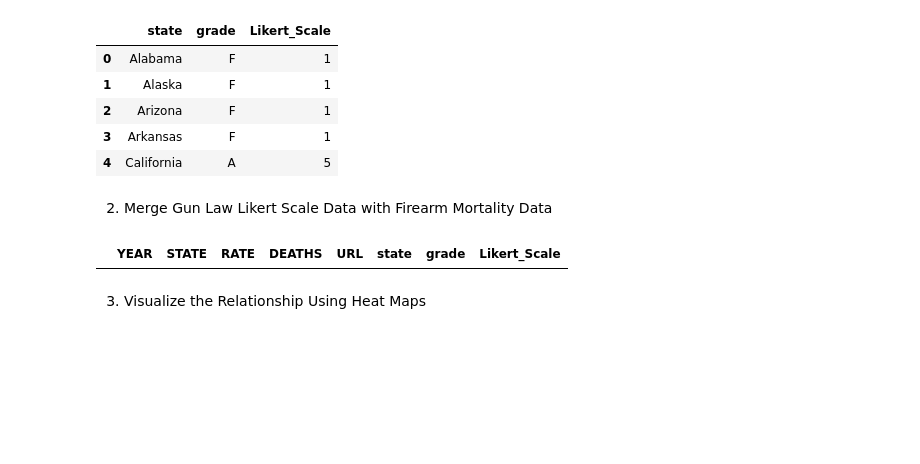
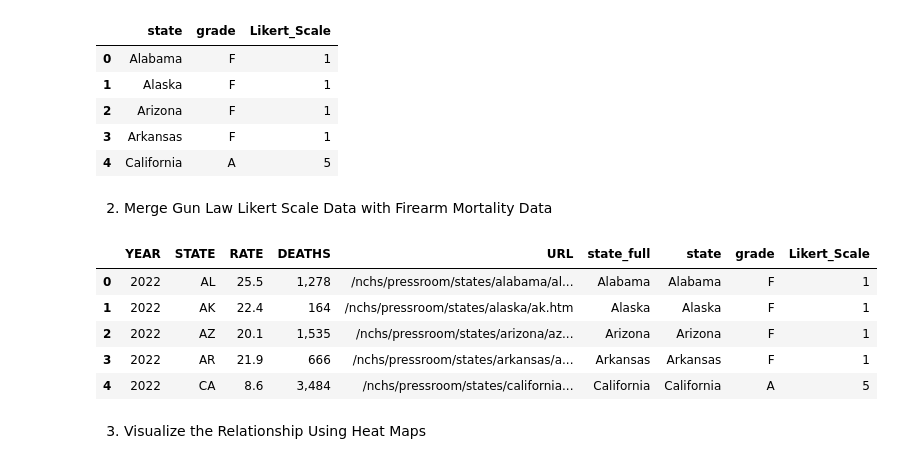
Before and after one commit to waheeb123/Final_project_data607, a Jupyter notebook: mystory3.ipynb, the cells around one changed output. Saved outputs shown, nothing was run; the diff lists cells and outputs as text; code cells hidden in the pictures; blank space fills up the shorter version.

```diff
--- a/mystory3.ipynb
+++ b/mystory3.ipynb
@@ -135,14 +135,36 @@ df_gun_law.head()
 | 4 | California | A | 5 |
 # %% [markdown]
 2. Merge Gun Law Likert Scale Data with Firearm Mortality Data
-# %%
-# Merge the firearm mortality data with the Likert scale data
-df_combined = pd.merge(df_firearm_mortality, df_gun_law, left_on='STATE', right_on='state', how='inner')
-
-# Preview the combined DataFrame
-df_combined.head()
-# %% [output]
-|  | YEAR | STATE | RATE | DEATHS | URL | state | grade | Likert_Scale |
+# %%
+# Dictionary to convert state abbreviations to full state names
+us_state_abbrev = {
+    'AL': 'Alabama', 'AK': 'Alaska', 'AZ': 'Arizona', 'AR': 'Arkansas', 'CA': 'California',
+    'CO': 'Colorado', 'CT': 'Connecticut', 'DE': 'Delaware', 'FL': 'Florida', 'GA': 'Georgia',
+    'HI': 'Hawaii', 'ID': 'Idaho', 'IL': 'Illinois', 'IN': 'Indiana', 'IA': 'Iowa',
+    'KS': 'Kansas', 'KY': 'Kentucky', 'LA': 'Louisiana', 'ME': 'Maine', 'MD': 'Maryland',
+    'MA': 'Massachusetts', 'MI': 'Michigan', 'MN': 'Minnesota', 'MS': 'Mississippi', 'MO': 'Missouri',
+    'MT': 'Montana', 'NE': 'Nebraska', 'NV': 'Nevada', 'NH': 'New Hampshire', 'NJ': 'New Jersey',
+    'NM': 'New Mexico', 'NY': 'New York', 'NC': 'North Carolina', 'ND': 'North Dakota', 'OH': 'Ohio',
+    'OK': 'Oklahoma', 'OR': 'Oregon', 'PA': 'Pennsylvania', 'RI': 'Rhode Island', 'SC': 'South Carolina',
+    'SD': 'South Dakota', 'TN': 'Tennessee', 'TX': 'Texas', 'UT': 'Utah', 'VT': 'Vermont',
+    'VA': 'Virginia', 'WA': 'Washington', 'WV': 'West Virginia', 'WI': 'Wisconsin', 'WY': 'Wyoming'
+}
+
+# Map state abbreviations to full state names
+df_firearm_mortality['state_full'] = df_firearm_mortality['STATE'].map(us_state_abbrev)
+
+# Now you can merge using 'state_full' and 'state' in df_gun_law
+df_combined = pd.merge(df_firearm_mortality, df_gun_law, left_on='state_full', right_on='state', how='inner')
+
+# Preview the combined DataFrame
+df_combined.head()
+# %% [output]
+|  | YEAR | STATE | RATE | DEATHS | URL | state_full | state | grade | Likert_Scale |
+| 0 | 2022 | AL | 25.5 | 1,278 | /nchs/pressroom/states/alabama/al... | Alabama | Alabama | F | 1 |
+| 1 | 2022 | AK | 22.4 | 164 | /nchs/pressroom/states/alaska/ak.htm | Alaska | Alaska | F | 1 |
+| 2 | 2022 | AZ | 20.1 | 1,535 | /nchs/pressroom/states/arizona/az... | Arizona | Arizona | F | 1 |
+| 3 | 2022 | AR | 21.9 | 666 | /nchs/pressroom/states/arkansas/a... | Arkansas | Arkansas | F | 1 |
+| 4 | 2022 | CA | 8.6 | 3,484 | /nchs/pressroom/states/california... | California | California | A | 5 |
 # %% [markdown]
 3. Visualize the Relationship Using Heat Maps
 # %%
```
